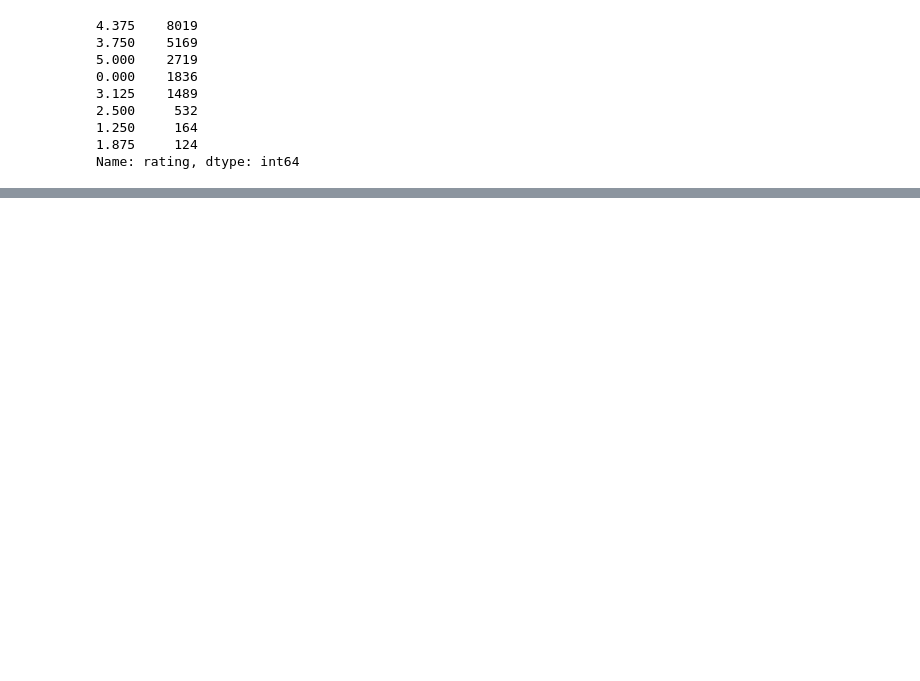
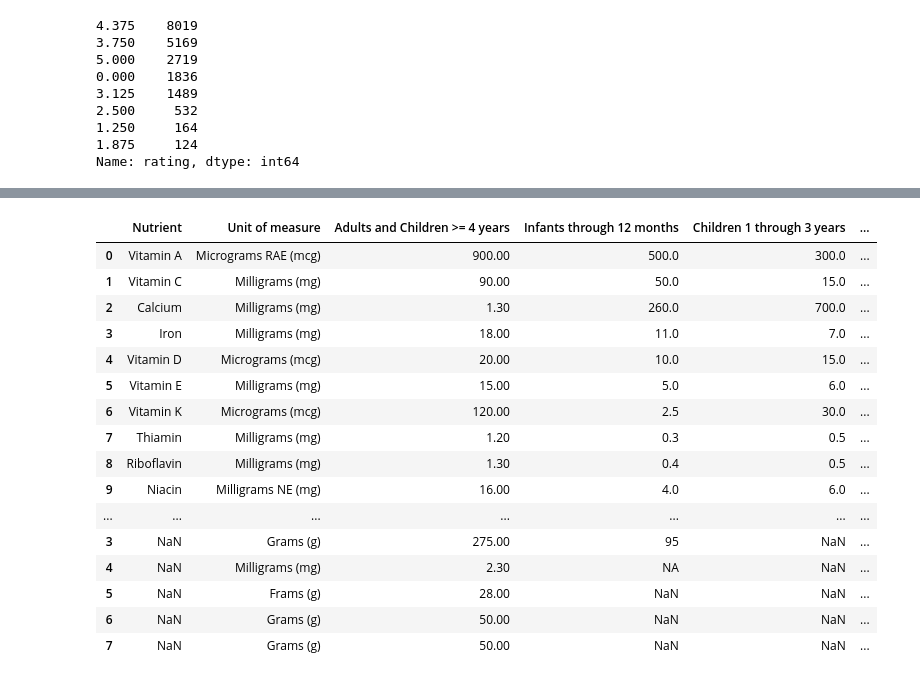
Before and after one commit to LinearBasis/Food-and-nutrition, a Jupyter notebook: data/tmp.ipynb, the cells around one changed output, grey strips where cells are left out. Cells and saved outputs as stored; diff of their text form; code cells hidden in the pictures; blank space fills up the shorter version.

```diff
--- a/data/tmp.ipynb
+++ b/data/tmp.ipynb
@@ -108 +113,24 @@ Protein               4.114200
 dtype: float64
+# %%
+df_nutr_one = pd.read_csv("../../tmp/data/Nutrients.csv")
+df_nutr_two = pd.read_csv("../../tmp/data/food_components.csv")
+# %%
+pd.concat([df_nutr_one, df_nutr_two], axis = 0)
+# %% [output]
+|  | Nutrient | Unit of measure | Adults and Children >= 4 years | Infants through 12 months | Children 1 through 3 years | ... |
+| 0 | Vitamin A | Micrograms RAE (mcg) | 900.00 | 500.0 | 300.0 | ... |
+| 1 | Vitamin C | Milligrams (mg) | 90.00 | 50.0 | 15.0 | ... |
+| 2 | Calcium | Milligrams (mg) | 1.30 | 260.0 | 700.0 | ... |
+| 3 | Iron | Milligrams (mg) | 18.00 | 11.0 | 7.0 | ... |
+| 4 | Vitamin D | Micrograms (mcg) | 20.00 | 10.0 | 15.0 | ... |
+| 5 | Vitamin E | Milligrams (mg) | 15.00 | 5.0 | 6.0 | ... |
+| 6 | Vitamin K | Micrograms (mcg) | 120.00 | 2.5 | 30.0 | ... |
+| 7 | Thiamin | Milligrams (mg) | 1.20 | 0.3 | 0.5 | ... |
+| 8 | Riboflavin | Milligrams (mg) | 1.30 | 0.4 | 0.5 | ... |
+| 9 | Niacin | Milligrams NE (mg) | 16.00 | 4.0 | 6.0 | ... |
+| ... | ... | ... | ... | ... | ... | ... |
+| 3 | NaN | Grams (g) | 275.00 | 95 | NaN | ... |
+| 4 | NaN | Milligrams (mg) | 2.30 | NA | NaN | ... |
+| 5 | NaN | Frams (g) | 28.00 | NaN | NaN | ... |
+| 6 | NaN | Grams (g) | 50.00 | NaN | NaN | ... |
+| 7 | NaN | Grams (g) | 50.00 | NaN | NaN | ... |
```
Also changed, not shown: parts of 3 cells of this notebook, 1 other file.
